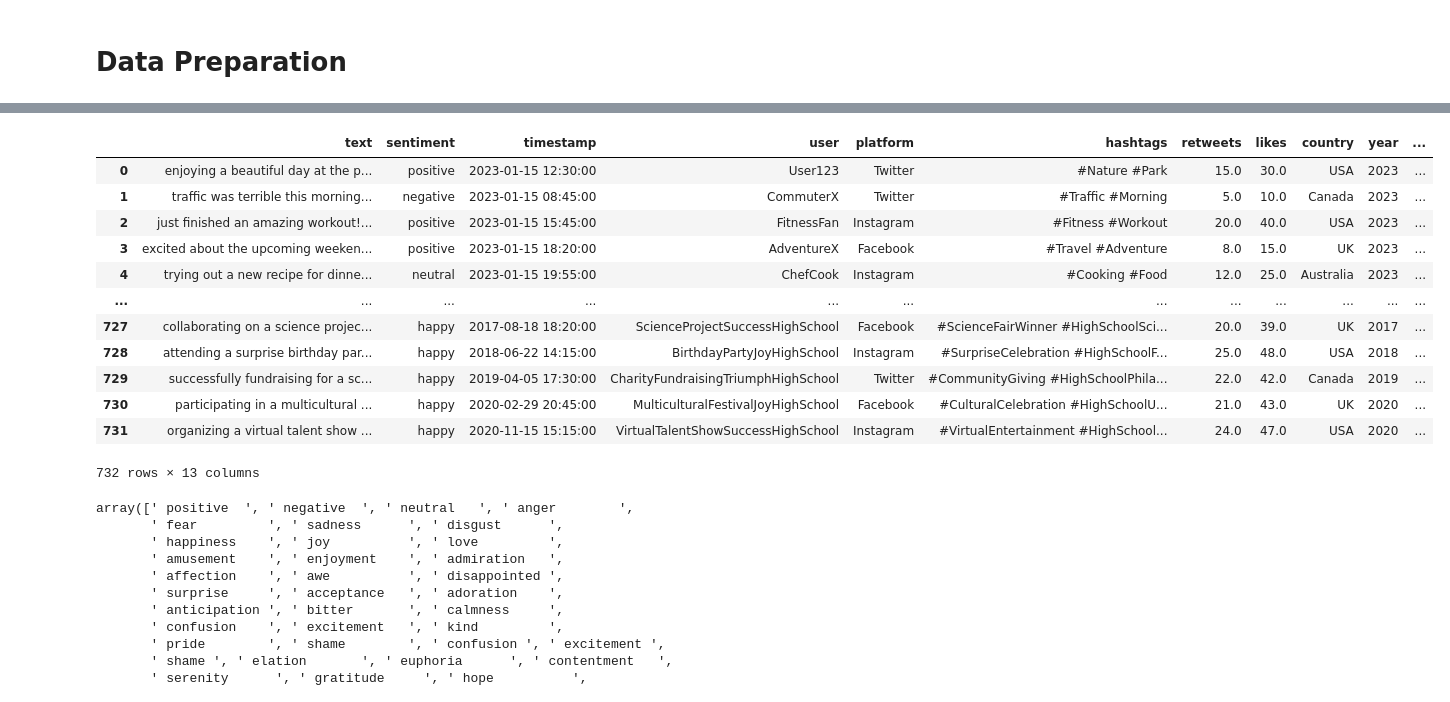
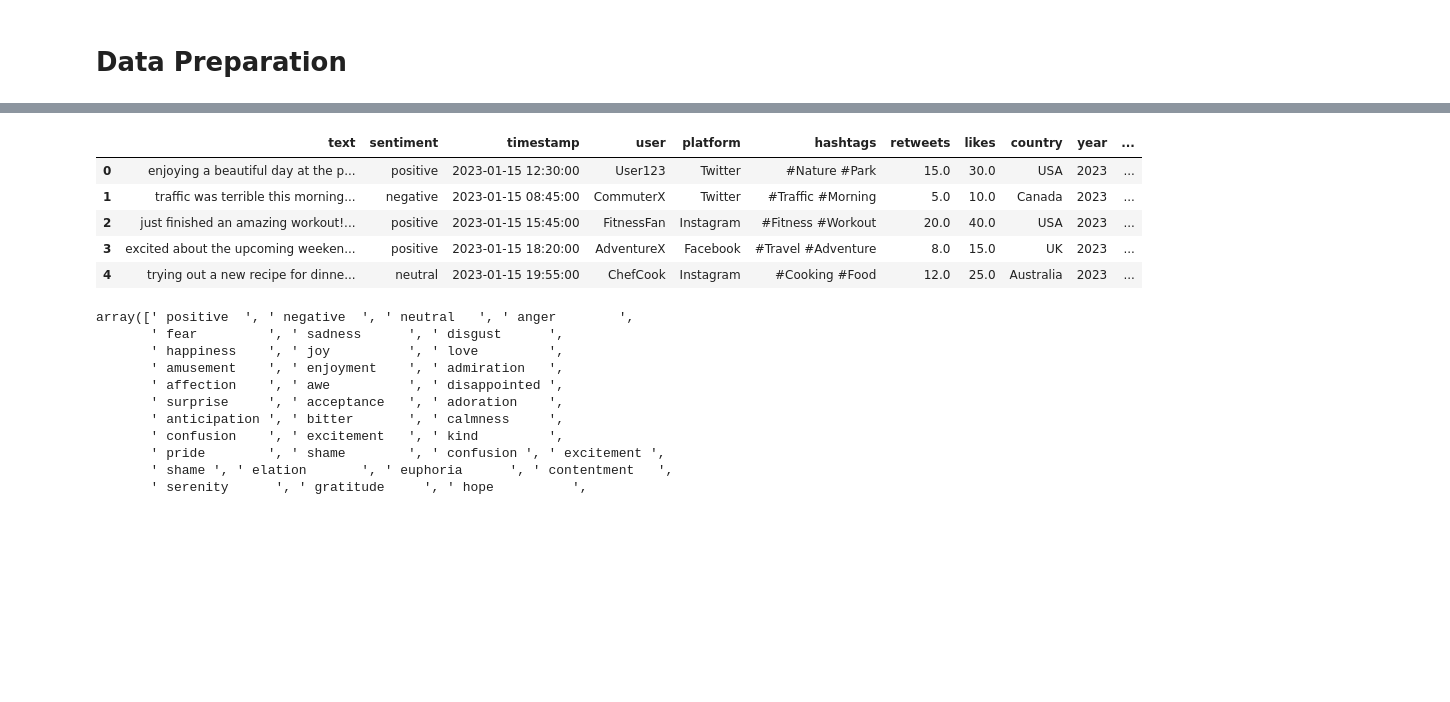
Before and after one commit to JohnNun/socialbuzz_sentiment_nlp, a Jupyter notebook: socialbuzz_notebook.ipynb, the cells around one changed output, grey strips where cells are left out. Cells and saved outputs as stored; diff of their text form; code cells hidden in the pictures; blank space fills up the shorter version.

Commit message:
Data preperation, further sentiment column cleaning

```diff
--- a/socialbuzz_notebook.ipynb
+++ b/socialbuzz_notebook.ipynb
@@ -122,20 +122,15 @@ def lower_and_clean(df, columns):
 to_clean = ['text', 'sentiment']
 # %%
 lower_and_clean(df, to_clean)
+
+df.head()
 # %% [output]
 |  | text | sentiment | timestamp | user | platform | hashtags | retweets | likes | country | year | ... |
 | 0 | enjoying a beautiful day at the p... | positive | 2023-01-15 12:30:00 | User123 | Twitter | #Nature #Park | 15.0 | 30.0 | USA | 2023 | ... |
 | 1 | traffic was terrible this morning... | negative | 2023-01-15 08:45:00 | CommuterX | Twitter | #Traffic #Morning | 5.0 | 10.0 | Canada | 2023 | ... |
 | 2 | just finished an amazing workout!... | positive | 2023-01-15 15:45:00 | FitnessFan | Instagram | #Fitness #Workout | 20.0 | 40.0 | USA | 2023 | ... |
 | 3 | excited about the upcoming weeken... | positive | 2023-01-15 18:20:00 | AdventureX | Facebook | #Travel #Adventure | 8.0 | 15.0 | UK | 2023 | ... |
 | 4 | trying out a new recipe for dinne... | neutral | 2023-01-15 19:55:00 | ChefCook | Instagram | #Cooking #Food | 12.0 | 25.0 | Australia | 2023 | ... |
-| ... | ... | ... | ... | ... | ... | ... | ... | ... | ... | ... | ... |
-| 727 | collaborating on a science projec... | happy | 2017-08-18 18:20:00 | ScienceProjectSuccessHighSchool | Facebook | #ScienceFairWinner #HighSchoolSci... | 20.0 | 39.0 | UK | 2017 | ... |
-| 728 | attending a surprise birthday par... | happy | 2018-06-22 14:15:00 | BirthdayPartyJoyHighSchool | Instagram | #SurpriseCelebration #HighSchoolF... | 25.0 | 48.0 | USA | 2018 | ... |
-| 729 | successfully fundraising for a sc... | happy | 2019-04-05 17:30:00 | CharityFundraisingTriumphHighSchool | Twitter | #CommunityGiving #HighSchoolPhila... | 22.0 | 42.0 | Canada | 2019 | ... |
-| 730 | participating in a multicultural ... | happy | 2020-02-29 20:45:00 | MulticulturalFestivalJoyHighSchool | Facebook | #CulturalCelebration #HighSchoolU... | 21.0 | 43.0 | UK | 2020 | ... |
-| 731 | organizing a virtual talent show ... | happy | 2020-11-15 15:15:00 | VirtualTalentShowSuccessHighSchool | Instagram | #VirtualEntertainment #HighSchool... | 24.0 | 47.0 | USA | 2020 | ... |
-732 rows × 13 columns
 # %%
 df['sentiment'].unique()
 # %% [output]
```
Also changed, not shown: parts of 4 cells of this notebook.
